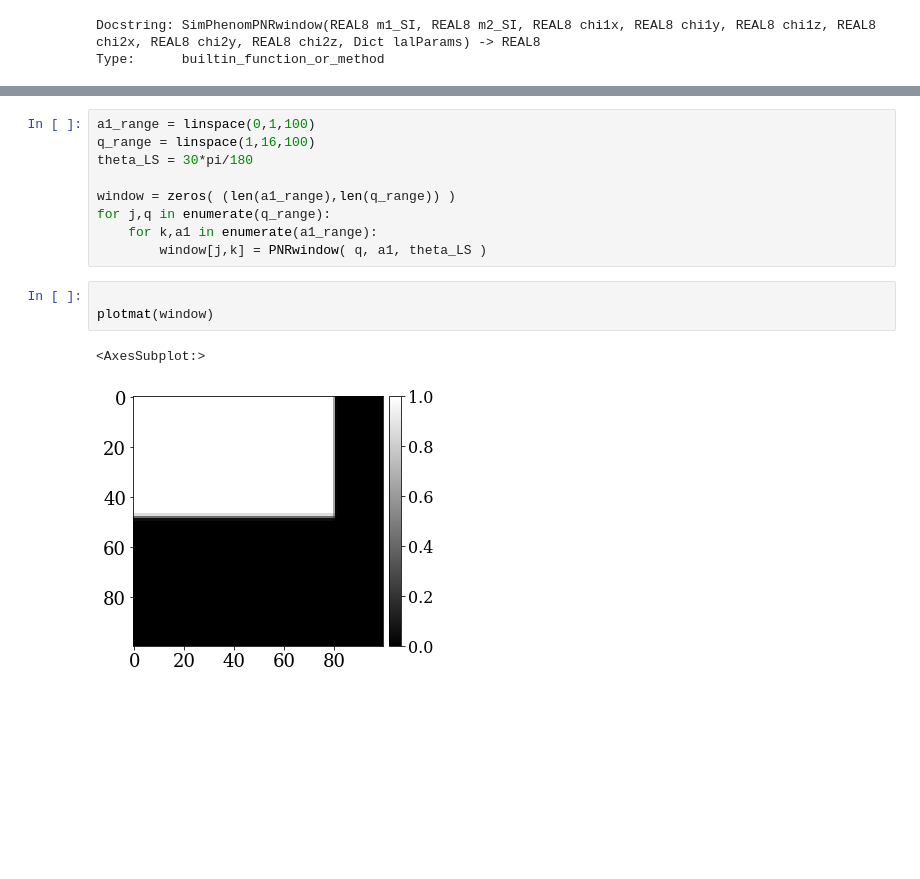
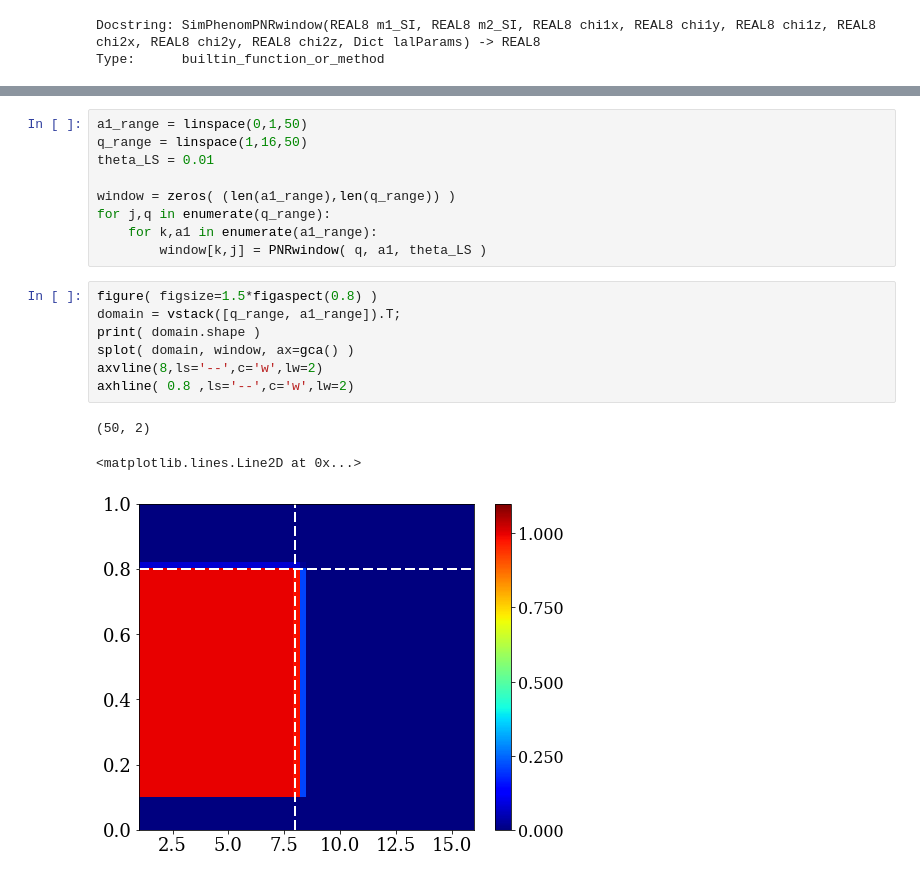
Before and after one commit to llondon6/PhenomXCP, a Jupyter notebook: issues/6b_check_PNRCP_window.ipynb, the cells around one changed output, grey strips where cells are left out. Cells and saved outputs as stored; diff of their text form; blank space fills up the shorter version.

```diff
--- a/issues/6b_check_PNRCP_window.ipynb
+++ b/issues/6b_check_PNRCP_window.ipynb
@@ -137,15 +147,20 @@ Text(0, 0.5, 'XPNR-CP Window')
 # %%
-a1_range = linspace(0,1,100)
-q_range = linspace(1,16,100)
-theta_LS = 30*pi/180
+a1_range = linspace(0,1,50)
+q_range = linspace(1,16,50)
+theta_LS = 0.01
 
 window = zeros( (len(a1_range),len(q_range)) )
 for j,q in enumerate(q_range):
     for k,a1 in enumerate(a1_range):
-        window[j,k] = PNRwindow( q, a1, theta_LS )
+        window[k,j] = PNRwindow( q, a1, theta_LS )
-# %%
-
-plotmat(window)
-# %% [output]
-<AxesSubplot:>
-[figure, removed]
+# %%
+figure( figsize=1.5*figaspect(0.8) )
+domain = vstack([q_range, a1_range]).T;
+print( domain.shape )
+splot( domain, window, ax=gca() )
+axvline(8,ls='--',c='w',lw=2)
+axhline( 0.8 ,ls='--',c='w',lw=2)
+# %% [output]
+(50, 2)
+<matplotlib.lines.Line2D at 0x...>
+[figure, added]
```
Also changed, not shown: parts of 5 cells of this notebook, 2 other files.
